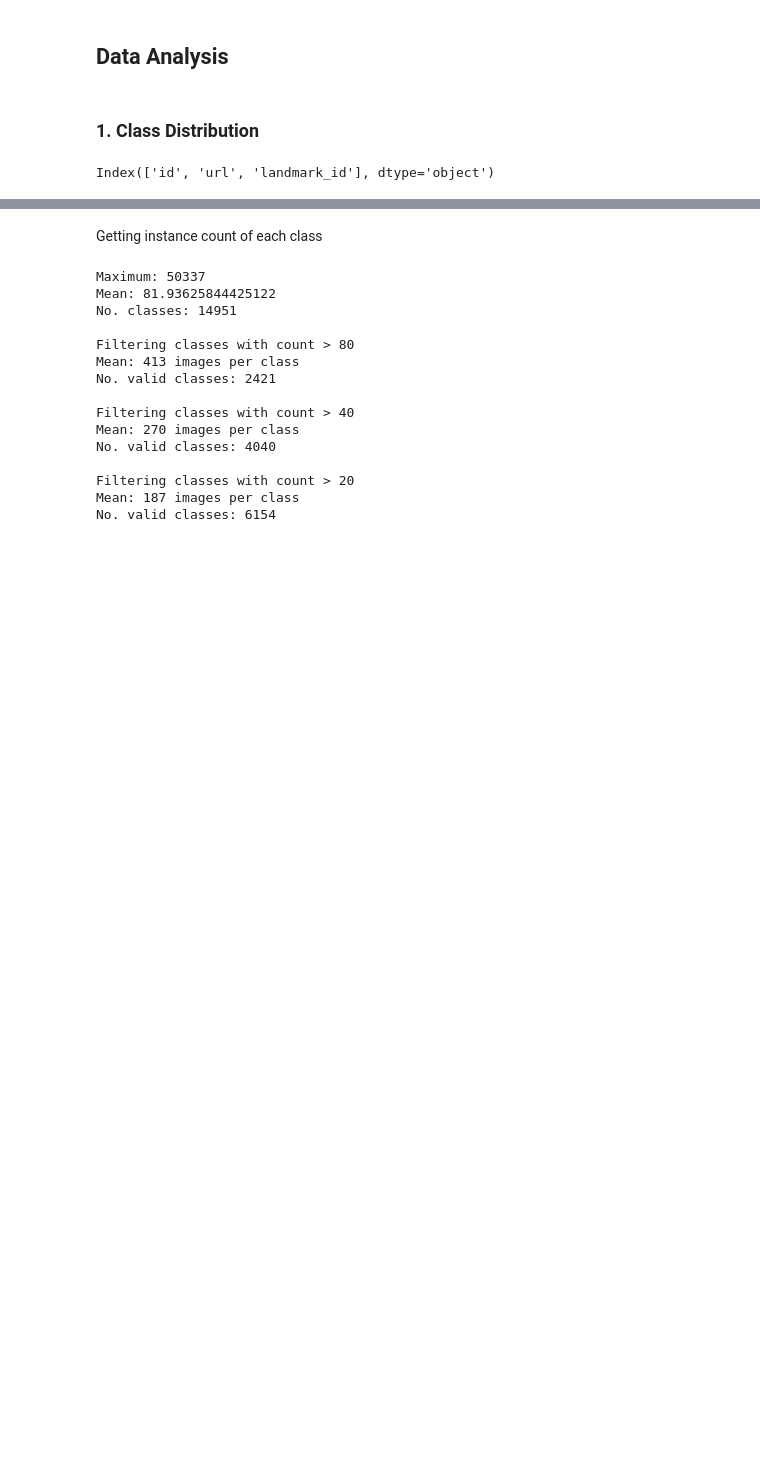
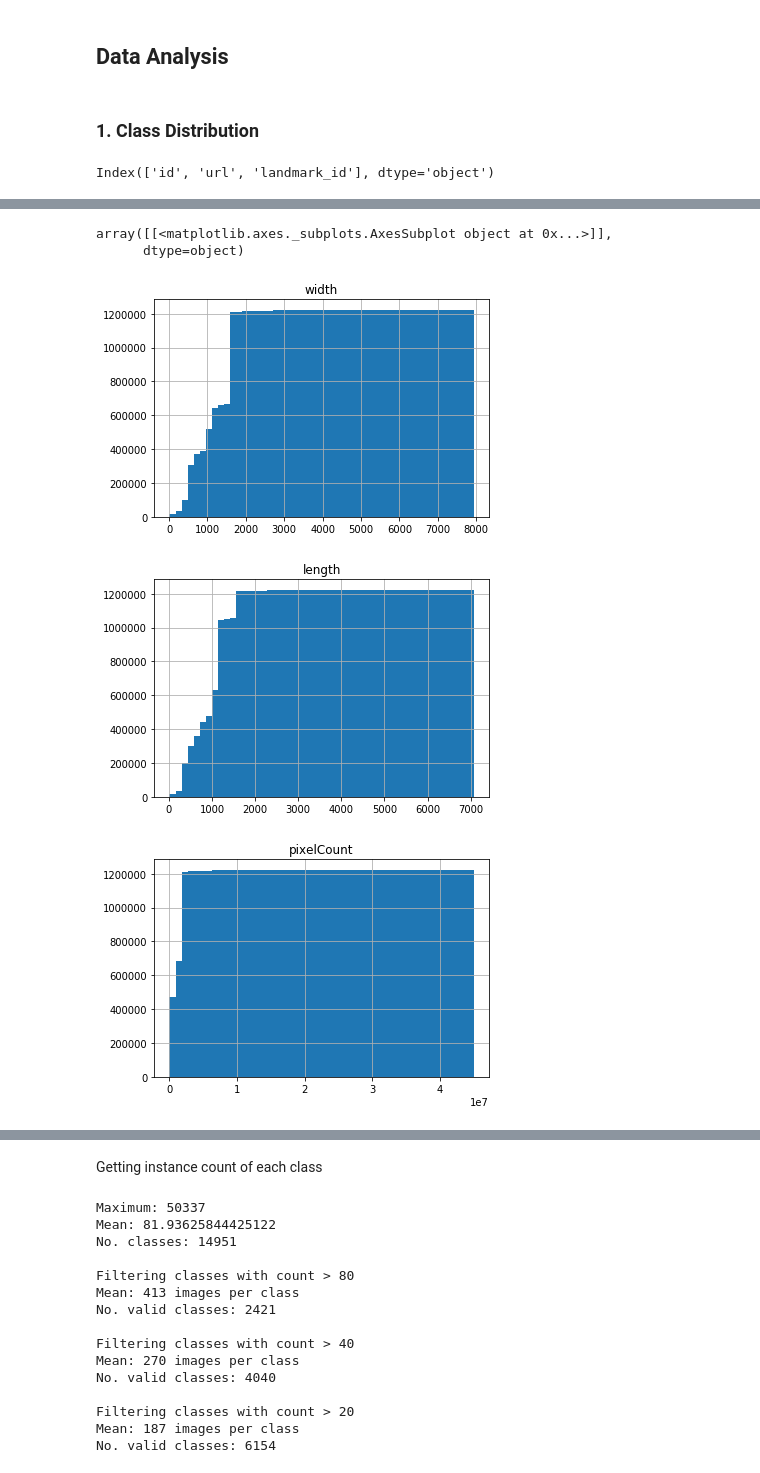
Before and after one commit to ghosalya/kaggle-landmark-recog, a Jupyter notebook: data_analysis.ipynb, the cells around one changed output, grey strips where cells are left out. Saved outputs shown, nothing was run; the diff lists cells and outputs as text; code cells hidden in the pictures; blank space fills up the shorter version.

```diff
--- a/data_analysis.ipynb
+++ b/data_analysis.ipynb
@@ -51,0 +128,10 @@ print(imgDim[:5])
+# %%
+dataset.hist(cumulative=True, column="width", bins=50)
+dataset.hist(cumulative=True, column="length", bins=50)
+dataset.hist(cumulative=True, column="pixelCount", bins=50)
+# %% [output]
+array([[<matplotlib.axes._subplots.AxesSubplot object at 0x...>]],
+      dtype=object)
+[figure, added]
+[figure, added]
+[figure, added]
```
Also changed, not shown: parts of 8 cells of this notebook.
